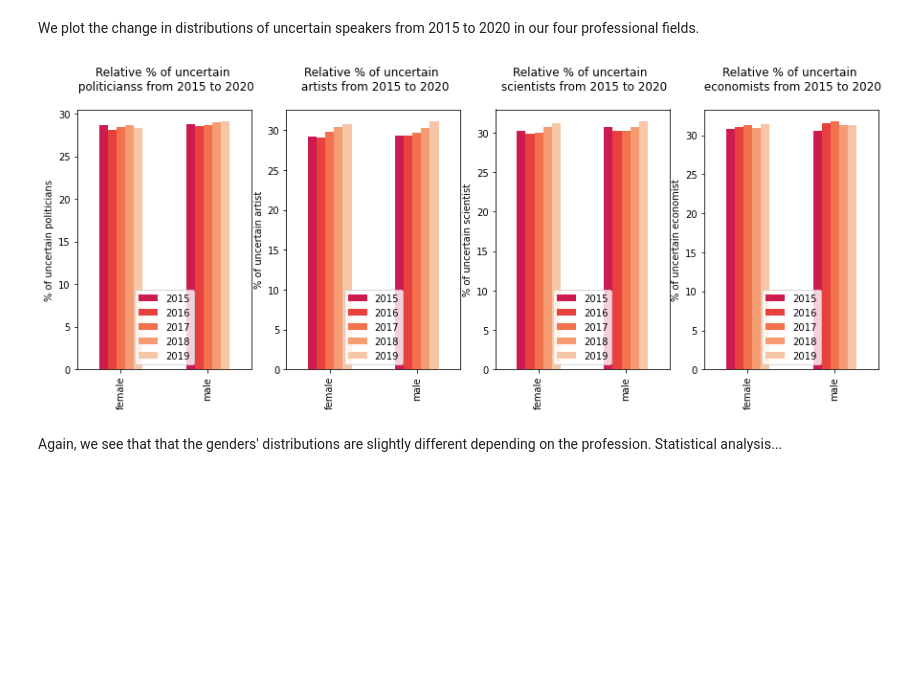
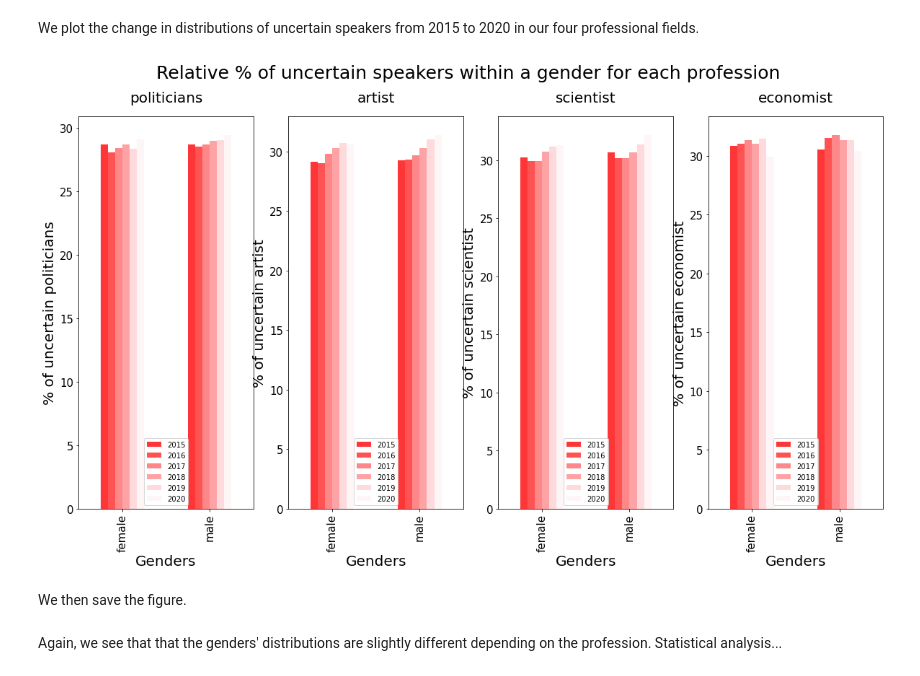
Before and after one commit to coraliegrobel/ada-2021-project-sv4ever, a Jupyter notebook: ada_main.ipynb, the cells around one changed output. Cells and saved outputs as stored; diff of their text form; code cells hidden in the pictures; blank space fills up the shorter version.

```diff
--- a/ada_main.ipynb
+++ b/ada_main.ipynb
@@ -1391,51 +1307,29 @@ df
 # %% [markdown]
 We plot the change in distributions of uncertain speakers from 2015 to 2020 in our four professional fields.
-# %%
-"""#Faire un grand graph par profession avec courbe et points selon années
-fig, axs = plt.subplots(1, 4,figsize = (15,5))
-
-professions = ['politicians', 'artists', 'scientists', 'economists']
-
-for idx, profession in enumerate(professions):
-    df = pd.concat([professions_2015_df[idx], professions_2020_df[idx]],axis = 1)
-    df.index = ['female', 'male']
-    df.columns = ['2015', '2020']
-    double_std = np.std(df) * 2
-    df.plot(kind = 'bar', yerr = double_std, ax = axs[idx], color = [color_palette[4],color_palette[2]])
-    axs[idx].set_ylabel('% of uncertain {}'.format(profession))
-    axs[idx].set_title('Relative % of uncertain \n {a}s from 2015 to 2020'.format(a = profession), pad = 20)
-
-plt.show()
-
-df.index = ['Female', 'Male']
-df.plot(kind = 'bar', color = [color_palette[4], color_palette[3], color_palette[2],color_palette[1],color_palette[0]])
-plt.xlabel('Gender')
-plt.ylabel('% of uncertain speakers')
-plt.title('Relative % of uncertain speakers from 2015 to 2020 in our general dataframe', pad = 20)
-plt.show()""";
 # %%
-# PLOT A MODIFIER
-fig, axs = plt.subplots(1, 4,figsize = (15,5))
+fig, axs = plt.subplots(1, 4,figsize = (20,10))
 
 professions = ['politicians', 'artist', 'scientist', 'economist']
 test = {}
 for i in range(15,21):
     test['20' + str(i)] = [gender_dist_ratio_professions_per_year['politicians_20' + str(i)], gender_dist_ratio_professions_per_year['artists_20' + str(i)],
                             gender_dist_ratio_professions_per_year['scientists_20' + str(i)], gender_dist_ratio_professions_per_year['economists_20' + str(i)]]
-#professions_2020_df = [gender_dist_ratio_politicians, gender_dist_ratio_artists, gender_dist_ratio_scientists, \
-#                       gender_dist_ratio_economists]
-#professions_2015_df = [politicians_gender_dist_2015, artists_gender_dist_2015, scientists_gender_dist_2015, \
-#                       economists_gender_dist_2015]
+
 
 for idx, profession in enumerate(professions):
-    df = pd.concat([test['2015'][idx], test['2016'][idx],test['2017'][idx],test['2018'][idx], test['2019'][idx], test['2020'][idx]],axis = 1) #
+    df = pd.concat([test['2015'][idx], test['2016'][idx], test['2017'][idx], test['2018'][idx], test['2019'][idx], test['2020'][idx]],axis = 1) #
     df.index = ['female', 'male']
-    df.columns = ['2015','2016', '2017', '2018', '2019', '2020']
+    df.columns = ['2015', '2016', '2017', '2018', '2019', '2020']
     double_std = np.std(df) * 2
-    df.plot(kind = 'bar', yerr = double_std, ax = axs[idx], color = [color_palette[4],color_palette[5],color_palette[6],color_palette[7],color_palette[8]])
-    axs[idx].set_ylabel('% of uncertain {}'.format(profession))
-    axs[idx].set_title('Relative % of uncertain \n {a}s from 2015 to 2020'.format(a = profession), pad = 20)
+    df.plot(kind = 'bar', yerr = double_std, ax = axs[idx], color = [colors[2], colors[3], colors[5], colors[6], colors[8],
+    colors[9]], fontsize = 15)
+    axs[idx].set_ylabel('% of uncertain {}'.format(profession), fontsize = 20)
+    axs[idx].set_xlabel('Genders', fontsize = 20)
+    axs[idx].set_title(profession, pad = 20, fontsize = 20)
 
+fig.suptitle('Relative % of uncertain speakers within a gender for each profession', fontsize = 25)
 plt.show()
 # %% [output]
-[figure, old version]
+[figure, new version]
+# %% [markdown]
+We then save the figure.
```
Also changed, not shown: parts of 46 cells of this notebook.
